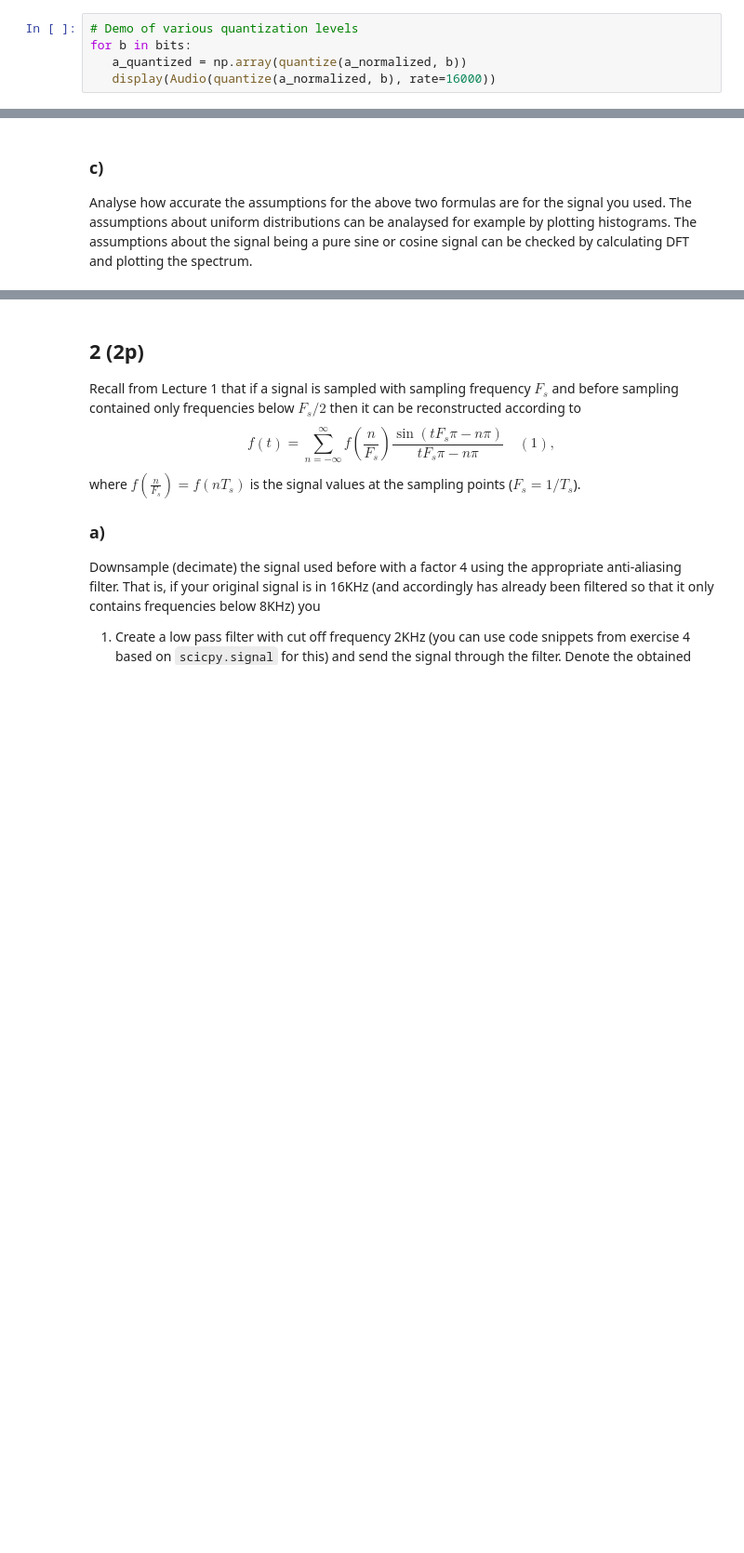
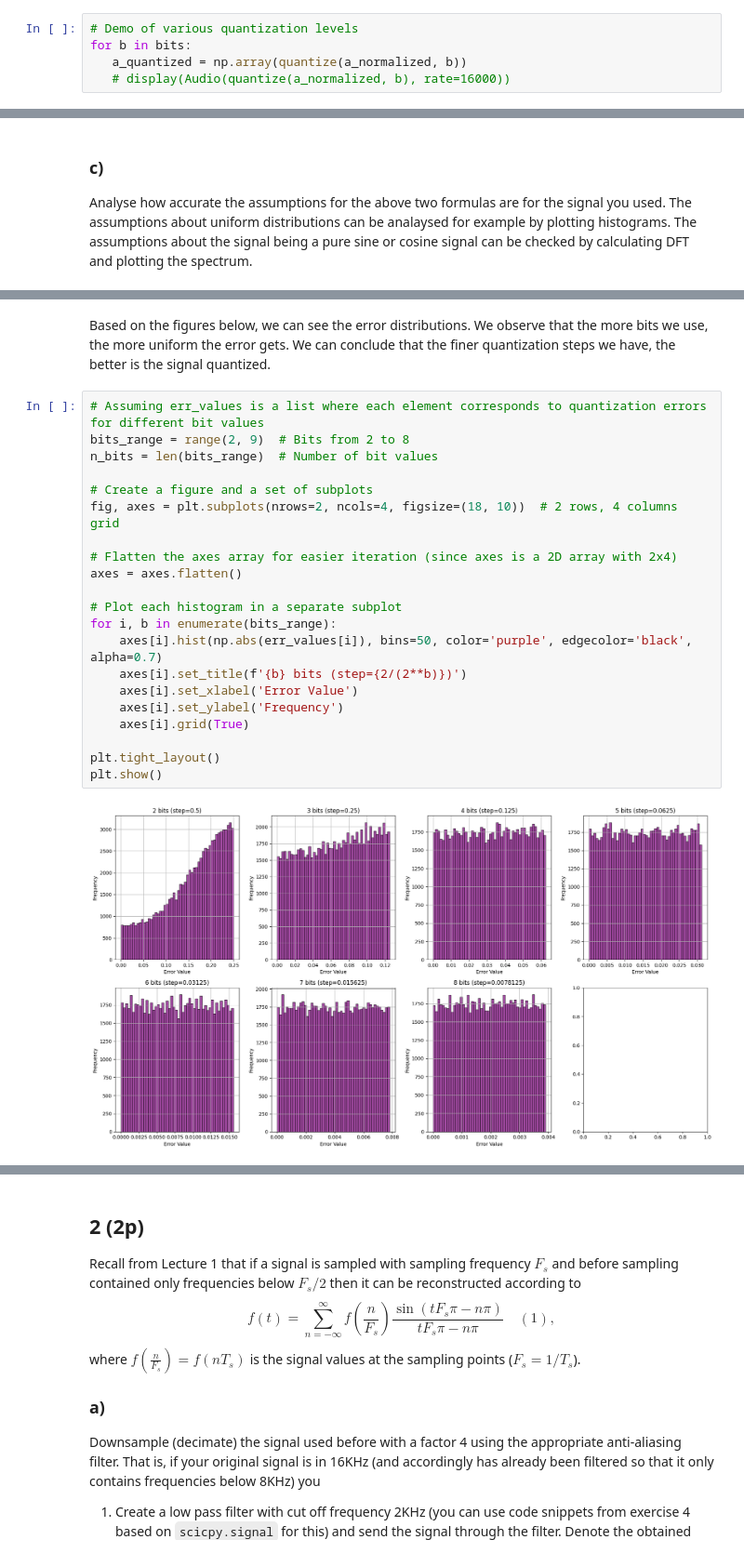
Before and after one commit to LukasFoltyn/czsa-first-homework, a Jupyter notebook: CZSa_2024_HW1.ipynb, the cells around one changed output, grey strips where cells are left out. Shown at 93% size. Saved outputs shown, nothing was run; the diff lists cells and outputs as text; blank space fills up the shorter version.

```diff
--- a/CZSa_2024_HW1.ipynb
+++ b/CZSa_2024_HW1.ipynb
@@ -114,7 +110,7 @@ Intuition: More bits → More levels → Smaller quantization steps → Smaller
 # Demo of various quantization levels
 for b in bits:
    a_quantized = np.array(quantize(a_normalized, b))
-   display(Audio(quantize(a_normalized, b), rate=16000))
+   # display(Audio(quantize(a_normalized, b), rate=16000))
 # %% [output]
 [interactive output not drawn]
 [interactive output not drawn]
@@ -176,0 +161,25 @@ Analyse how accurate the assumptions for the above two formulas are for the sign
+# %% [markdown]
+Based on the figures below, we can see the error distributions. We observe that the more bits we use, the more uniform the error gets. We can conclude that the finer quantization steps we have, the better is the signal quantized.
+# %%
+# Assuming err_values is a list where each element corresponds to quantization errors for different bit values
+bits_range = range(2, 9)  # Bits from 2 to 8
+n_bits = len(bits_range)  # Number of bit values
+
+# Create a figure and a set of subplots
+fig, axes = plt.subplots(nrows=2, ncols=4, figsize=(18, 10))  # 2 rows, 4 columns grid
+
+# Flatten the axes array for easier iteration (since axes is a 2D array with 2x4)
+axes = axes.flatten()
+
+# Plot each histogram in a separate subplot
+for i, b in enumerate(bits_range):
+    axes[i].hist(np.abs(err_values[i]), bins=50, color='purple', edgecolor='black', alpha=0.7)
+    axes[i].set_title(f'{b} bits (step={2/(2**b)})')
+    axes[i].set_xlabel('Error Value')
+    axes[i].set_ylabel('Frequency')
+    axes[i].grid(True)
+
+plt.tight_layout()
+plt.show()
+# %% [output]
+[figure, added]
```
Also changed, not shown: parts of 13 cells of this notebook.
